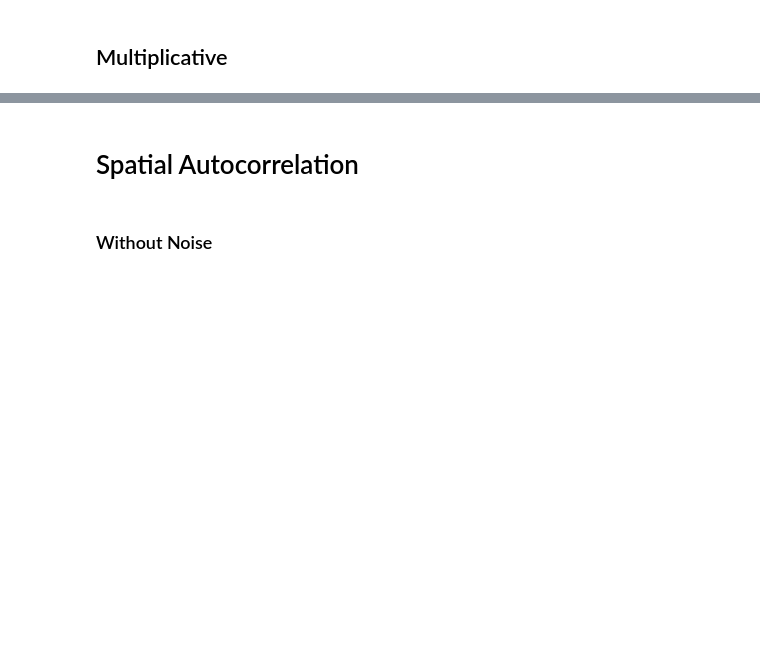
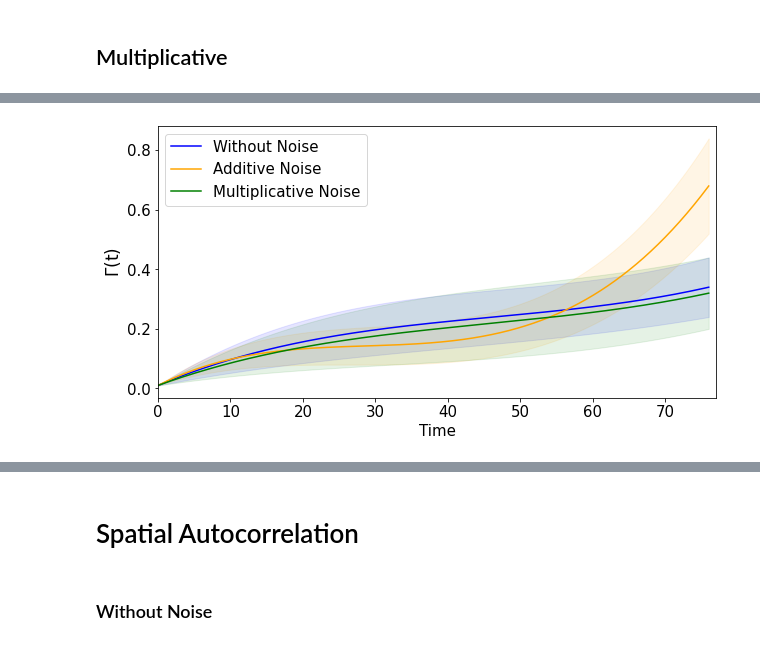
Before and after one commit to rsautter/Noisy-Complex-Ginzburg-Landau, a Jupyter notebook: Complemmentary.ipynb, the cells around one changed output, grey strips where cells are left out. Saved outputs shown, nothing was run; the diff lists cells and outputs as text; code cells hidden in the pictures; blank space fills up the shorter version.

```diff
--- a/Complemmentary.ipynb
+++ b/Complemmentary.ipynb
@@ -95,0 +88,41 @@ plt.show()
+# %%
+wn  = np.array([0.01,0.18,0.25,0.34])
+wnstd = np.array([0.0,0.08,0.09,0.1])
+
+add  = np.array([0.01,0.14,0.21,0.68])
+addstd = np.array([0.0,0.06,0.08,0.16])
+
+mul  = np.array([0.01,0.16,0.23,0.32])
+mulstd = np.array([0.0,0.09,0.12,0.12])
+t = np.array([0,6,42,76])
+# %%
+from scipy.interpolate import CubicSpline
+
+density = 1000
+ct = np.linspace(0,76,density)
+
+plt.figure(figsize=(10,5))
+cs = CubicSpline(np.linspace(0,1,len(wn)),wn)
+cmin, cmax = CubicSpline(np.linspace(0,1,len(wn)),wn-wnstd),CubicSpline(np.linspace(0,1,len(wn)),wn+wnstd)
+plt.fill_between(ct,cmin(np.linspace(0,1,density)),cmax(np.linspace(0,1,density)),alpha=0.10,color='blue')
+plt.plot(ct,cs(np.linspace(0,1,density)),color='blue',label="Without Noise")
+
+cs = CubicSpline(np.linspace(0,1,len(wn)),add)
+cmin, cmax = CubicSpline(np.linspace(0,1,len(add)),add-addstd),CubicSpline(np.linspace(0,1,len(add)),add+addstd)
+plt.fill_between(ct,cmin(np.linspace(0,1,density)),cmax(np.linspace(0,1,density)),alpha=0.10,color='orange')
+plt.plot(ct,cs(np.linspace(0,1,density)),color='orange',label="Additive Noise")
+
+cs = CubicSpline(np.linspace(0,1,len(wn)),mul)
+cmin, cmax = CubicSpline(np.linspace(0,1,len(mul)),mul-mulstd),CubicSpline(np.linspace(0,1,len(mul)),mul+mulstd)
+plt.fill_between(ct,cmin(np.linspace(0,1,density)),cmax(np.linspace(0,1,density)),alpha=0.10,color='green')
+plt.plot(ct,cs(np.linspace(0,1,density)),color='green',label="Multiplicative Noise")
+plt.xlim(0,77)
+plt.legend(fontsize=15)
+plt.xlabel("Time",fontsize=15)
+plt.ylabel("$\Gamma$(t)",fontsize=17)
+plt.savefig("gamma.png",dpi=300, bbox_inches='tight')
+plt.xticks(fontsize=15)
+plt.yticks(fontsize=15)
+plt.show()
+# %% [output]
+[figure, added]
```
Also changed, not shown: parts of 10 cells of this notebook, 6 other files.
